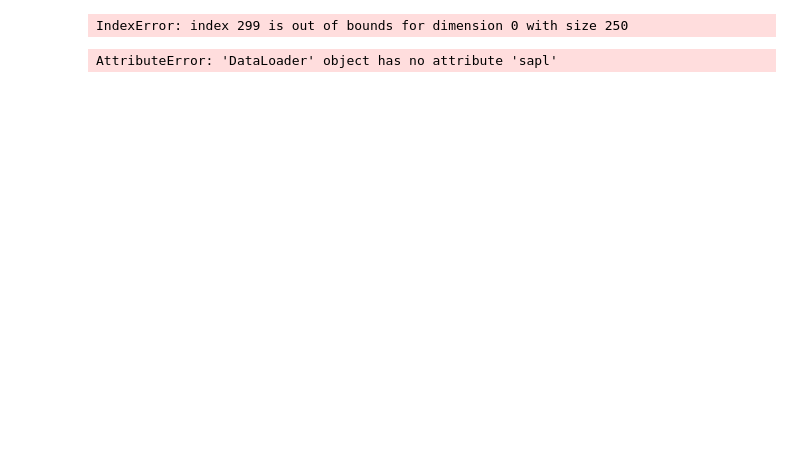
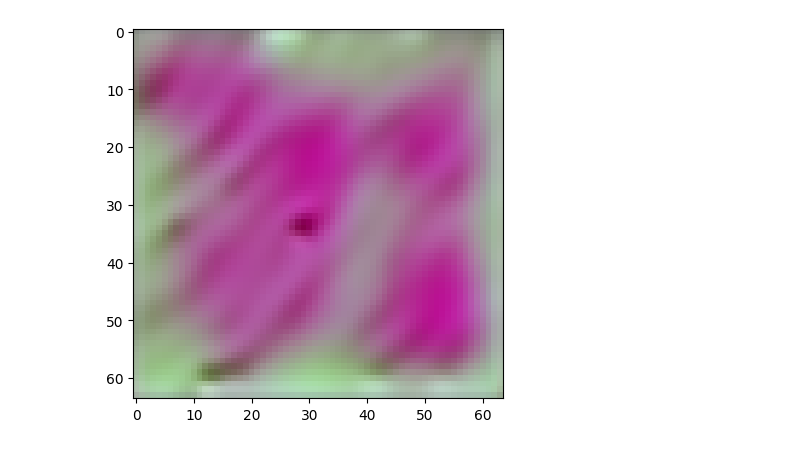
Before and after one commit to yanis-falaki/image-diffusion, a Jupyter notebook: diffusion.ipynb, the cells around one changed output. Cells and saved outputs as stored; diff of their text form; code cells hidden in the pictures; blank space fills up the shorter version.

Commit message:
working UNet

```diff
--- a/diffusion.ipynb
+++ b/diffusion.ipynb
@@ -28,19 +28,21 @@ def quadratic_beta_schedule(timesteps, start=0.0001, end=0.02):
 device = torch.device("cuda" if torch.cuda.is_available() else "cpu")
 
 IMG_SIZE = 64
-BATCH_SIZE = 64
+BATCH_SIZE = 128
 EPOCHS = 2000
 
 # Define beta schedule
 T = 250
-betas = quadratic_beta_schedule(timesteps=T).to(device)
+betas = linear_beta_schedule(timesteps=T).to(device)
 
 # Pre-calculate different terms for closed form
 alphas = 1. - betas
 alphas_cumprod = torch.cumprod(alphas, axis=0)
+alphas_cumprod_prev = F.pad(alphas_cumprod[:-1], (1, 0), value=1.0)
 sqrt_recip_alphas = torch.sqrt(1.0/ alphas)
 sqrt_alphas_cumprod = torch.sqrt(alphas_cumprod)
 sqrt_one_minus_alphas_cumprod = torch.sqrt(1. - alphas_cumprod)
+posterior_variance = betas * (1. - alphas_cumprod_prev) / (1. - alphas_cumprod)
 # %%
 def load_transformed_dataset():
     data_transforms = [
@@ -77,7 +79,8 @@ dataloader = DataLoader(data, batch_size=BATCH_SIZE, shuffle=True, drop_last=Tru
 # %%
-model = UNetv2.GoodUNet(32).to(device)
+model = UNetv2.GoodUNet(initial_channels = 48, time_emb_dim = 48).to(device)
 
 criterion = nn.MSELoss()
 optimizer = torch.optim.Adam(weight_decay=1e-4, params=model.parameters(), lr=0.05)
 scheduler = torch.optim.lr_scheduler.StepLR(optimizer=optimizer, step_size=5, gamma=0.5)
+checkpoint_epoch = 0
 # %%
@@ -87,0 +90,8 @@ sum(p.numel() for p in model.parameters() if p.requires_grad)
+# %%
+"""# Load checkpoint
+checkpoint = torch.load('./checkpoints/model_checkpoint_10.pth')
+
+model.load_state_dict(checkpoint['model_state_dict'])
+optimizer.load_state_dict(checkpoint['optimizer_state_dict'])
+scheduler.load_state_dict(checkpoint['scheduler_state_dict'])
+checkpoint_epoch = checkpoint.get('epoch', None)"""
@@ -149,12 +153,0 @@ dataiter = iter(dataloader)
-# %%
-images, labels = next(dataiter)
-
-t = 150
-
-x_current = images[0].unsqueeze(0).to(device)
-x_current, noise = forward_diffusion_sample(x_current, t, device)
-
-show_tensor_image(x_current.to('cpu'))
-show_tensor_image(x_current.to('cpu'))
-# %% [output]
-IndexError: index 299 is out of bounds for dimension 0 with size 250
@@ -161,18 +163,19 @@ IndexError: index 299 is out of bounds for dimension 0 with size 250
 # %%
 # Sampling algorithm
 # for t = T, ... 1 do
 # z ~ N(0, I) if t > 1, else z =0
 # x_t-1 = 1/root(alpha_t) * (x_t - (1-alpha_t)/(root(1-alpha_t))*eps_theta(x_t, t)) + sigma_t*z
 # end for
 # return x_0
 
 with torch.no_grad():
-    x_current = torch.randn(1, 3, 64, 64).to(device)
+    x_current = torch.randn(1, 3, IMG_SIZE, IMG_SIZE).to(device)
     for i in range(T, 0, -1):
-        z = torch.randn(1, 3, 64, 64).to(device) if i > 0 else torch.zeros(1, 3, 64, 64).to(device)
+        z = torch.randn(1, 3, IMG_SIZE, IMG_SIZE).to(device) if i > 1 else torch.zeros(1, 3, IMG_SIZE, IMG_SIZE).to(device)
         epsilon_theta = model(x_current, torch.tensor([i - 1], device=device))
-        x_prev = sqrt_recip_alphas[i - 1] * (x_current - (((1 - alphas[i - 1])/(sqrt_one_minus_alphas_cumprod[i-1]))*epsilon_theta))
+        x_current = sqrt_recip_alphas[i - 1] * (x_current - (((1 - alphas[i - 1])/(sqrt_one_minus_alphas_cumprod[i-1]))*epsilon_theta)) + (posterior_variance[i-1] * z)
+        x_current = torch.clamp(x_current, -1.0, 1.0)
 
-    show_tensor_image(x_prev.cpu())
+    show_tensor_image(x_current.cpu())
 # %% [output]
-AttributeError: 'DataLoader' object has no attribute 'sapl'
+[figure, added]
```
Also changed, not shown: parts of 7 cells of this notebook, 2 other files.
